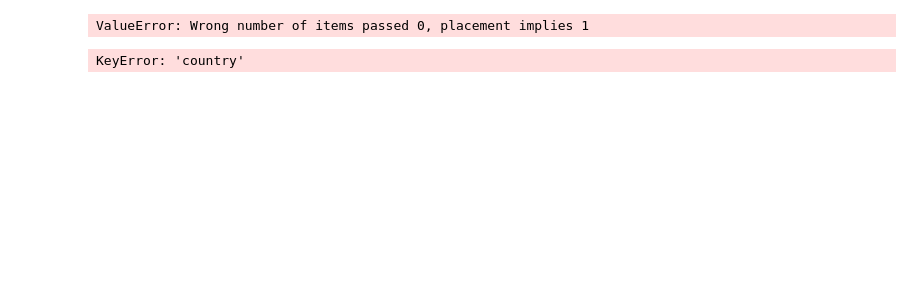
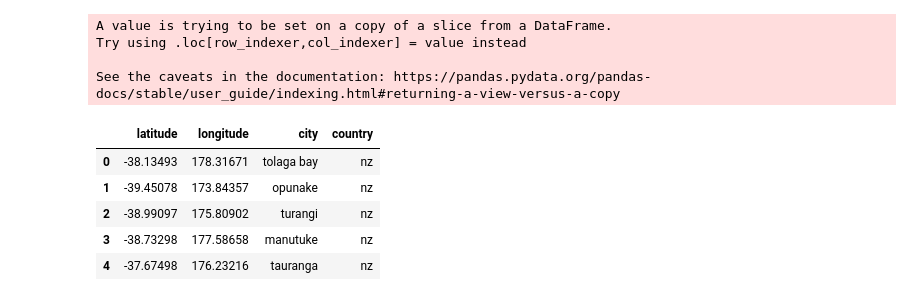
Before and after one commit to jonrsmart/ETL-Project, a Jupyter notebook: Weather.ipynb, the cells around one changed output. Saved outputs shown, nothing was run; the diff lists cells and outputs as text; code cells hidden in the pictures; blank space fills up the shorter version.

```diff
--- a/Weather.ipynb
+++ b/Weather.ipynb
@@ -37,14 +43,22 @@ See the caveats in the documentation: https://pandas.pydata.org/pandas-docs/stab
 # %%
 #Using the citipy package to find the nearest city to the lat and long provided
-new_zealand['country'] = new_zealand.apply(lambda row: ccountry_code(row.city), axis = 1)
+new_zealand['country'] = new_zealand.apply(lambda row: citipy.nearest_city(row.latitude, row.longitude).country_code, axis = 1)
 # %% [output]
-ValueError: Wrong number of items passed 0, placement implies 1
+A value is trying to be set on a copy of a slice from a DataFrame.
+Try using .loc[row_indexer,col_indexer] = value instead
+
+See the caveats in the documentation: https://pandas.pydata.org/pandas-docs/stable/user_guide/indexing.html#returning-a-view-versus-a-copy
-# %%
-new_zealand.head()
-new_zealand.drop(new_zealand[new_zealand['country'] != 'nz'], inplace=True, axis=1)
-new_zealand
-# %% [output]
-KeyError: 'country'
+# %%
+#There are new zealand listings that aren't actually in new zealand
+new_zealand = new_zealand[new_zealand.country == 'nz']
+new_zealand.head()
+# %% [output]
+|  | latitude | longitude | city | country |
+| 0 | -38.13493 | 178.31671 | tolaga bay | nz |
+| 1 | -39.45078 | 173.84357 | opunake | nz |
+| 2 | -38.99097 | 175.80902 | turangi | nz |
+| 3 | -38.73298 | 177.58658 | manutuke | nz |
+| 4 | -37.67498 | 176.23216 | tauranga | nz |
 # %%
 #Grouping by city to remove duplicates
 
```
Also changed, not shown: parts of 32 cells of this notebook.
